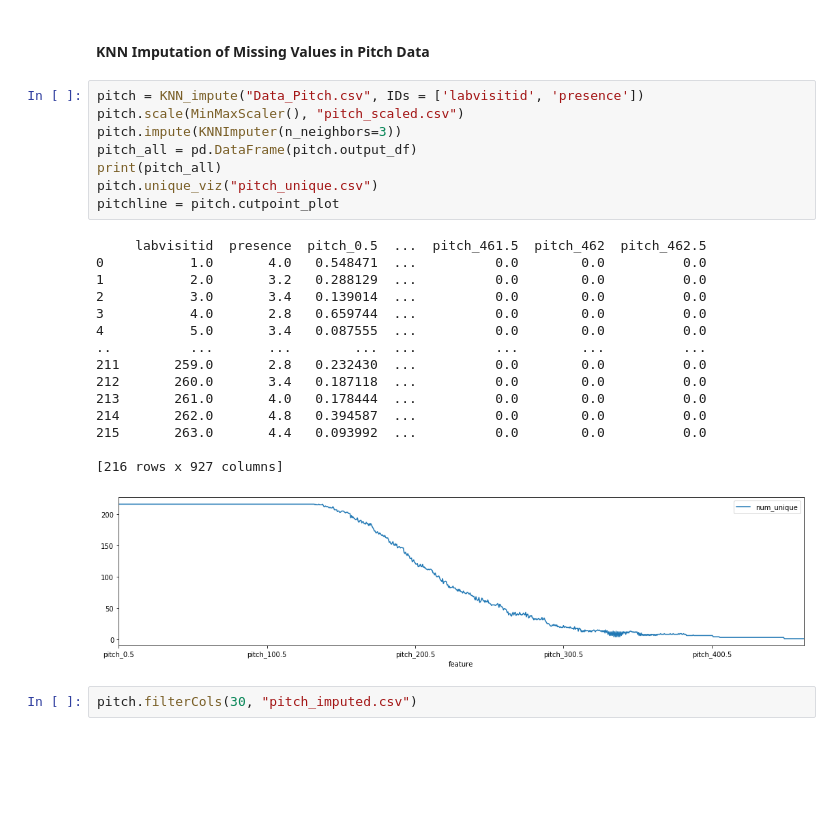
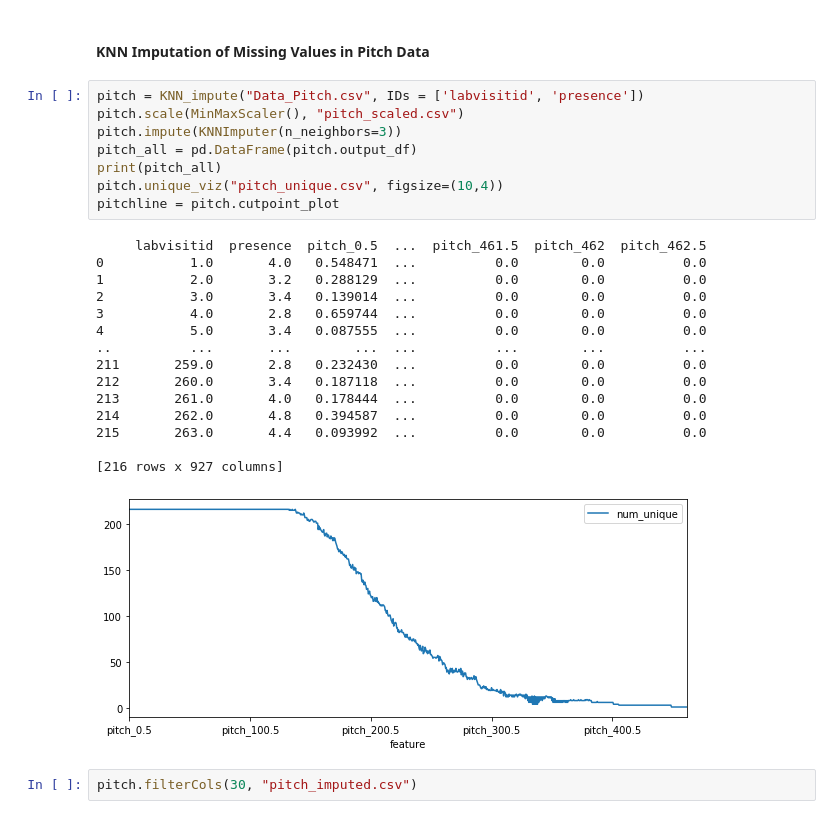
Before and after one commit to adolwick/BIOF509-Project, a Jupyter notebook: 1_KNN_imputation.ipynb, the cells around one changed output. Cells and saved outputs as stored; diff of their text form; blank space fills up the shorter version.

```diff
--- a/1_KNN_imputation.ipynb
+++ b/1_KNN_imputation.ipynb
@@ -75,27 +102,27 @@ yaw.final_df
 # %%
 pitch = KNN_impute("Data_Pitch.csv", IDs = ['labvisitid', 'presence'])
 pitch.scale(MinMaxScaler(), "pitch_scaled.csv")
 pitch.impute(KNNImputer(n_neighbors=3))
 pitch_all = pd.DataFrame(pitch.output_df)
 print(pitch_all)
-pitch.unique_viz("pitch_unique.csv")
+pitch.unique_viz("pitch_unique.csv", figsize=(10,4))
 pitchline = pitch.cutpoint_plot
 # %% [output]
      labvisitid  presence  pitch_0.5  ...  pitch_461.5  pitch_462  pitch_462.5
 0           1.0       4.0   0.548471  ...          0.0        0.0          0.0
 1           2.0       3.2   0.288129  ...          0.0        0.0          0.0
 2           3.0       3.4   0.139014  ...          0.0        0.0          0.0
 3           4.0       2.8   0.659744  ...          0.0        0.0          0.0
 4           5.0       3.4   0.087555  ...          0.0        0.0          0.0
 ..          ...       ...        ...  ...          ...        ...          ...
 211       259.0       2.8   0.232430  ...          0.0        0.0          0.0
 212       260.0       3.4   0.187118  ...          0.0        0.0          0.0
 213       261.0       4.0   0.178444  ...          0.0        0.0          0.0
 214       262.0       4.8   0.394587  ...          0.0        0.0          0.0
 215       263.0       4.4   0.093992  ...          0.0        0.0          0.0
 
 [216 rows x 927 columns]
-[figure, old version]
+[figure, new version]
 # %%
 pitch.filterCols(30, "pitch_imputed.csv")
 # %% [markdown]
```
Also changed, not shown: parts of 9 cells of this notebook, 4 other files.
